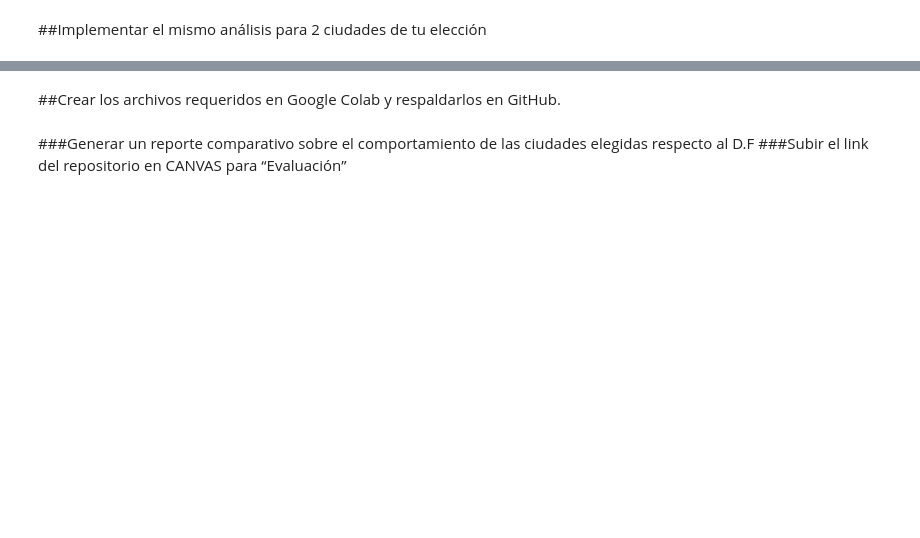
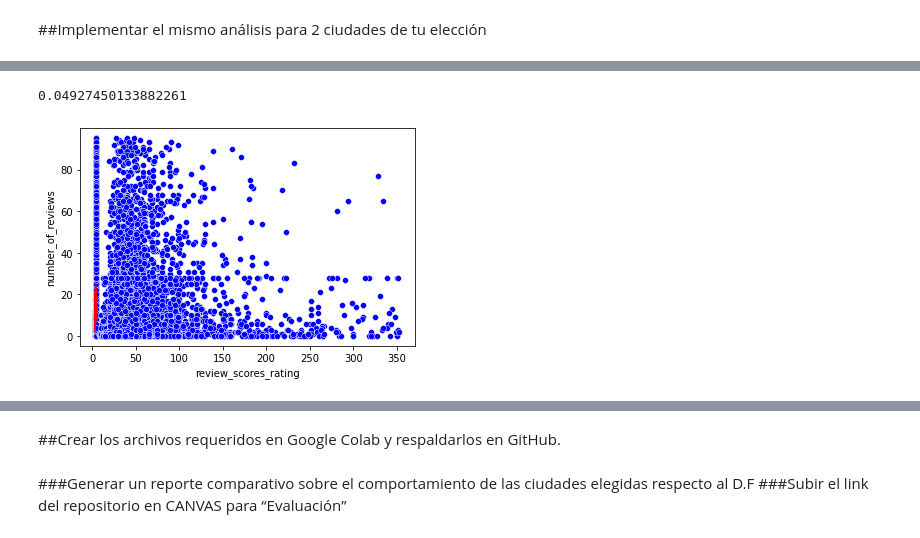
Before and after one commit to Tony-Jaime02/Actividad-1, a Jupyter notebook: Actividad1_Regresion.ipynb, the cells around one changed output, grey strips where cells are left out. Saved outputs shown, nothing was run; the diff lists cells and outputs as text; code cells hidden in the pictures; blank space fills up the shorter version.

```diff
--- a/Actividad1_Regresion.ipynb
+++ b/Actividad1_Regresion.ipynb
@@ -552,0 +730,5 @@ correlacion(dfMexicoS)
+# %%
+regresionMult(dfBerlinP, ['review_scores_rating', 'price'])
+# %% [output]
+0.04927450133882261
+[figure, added]
```
Also changed, not shown: parts of 38 cells of this notebook.
